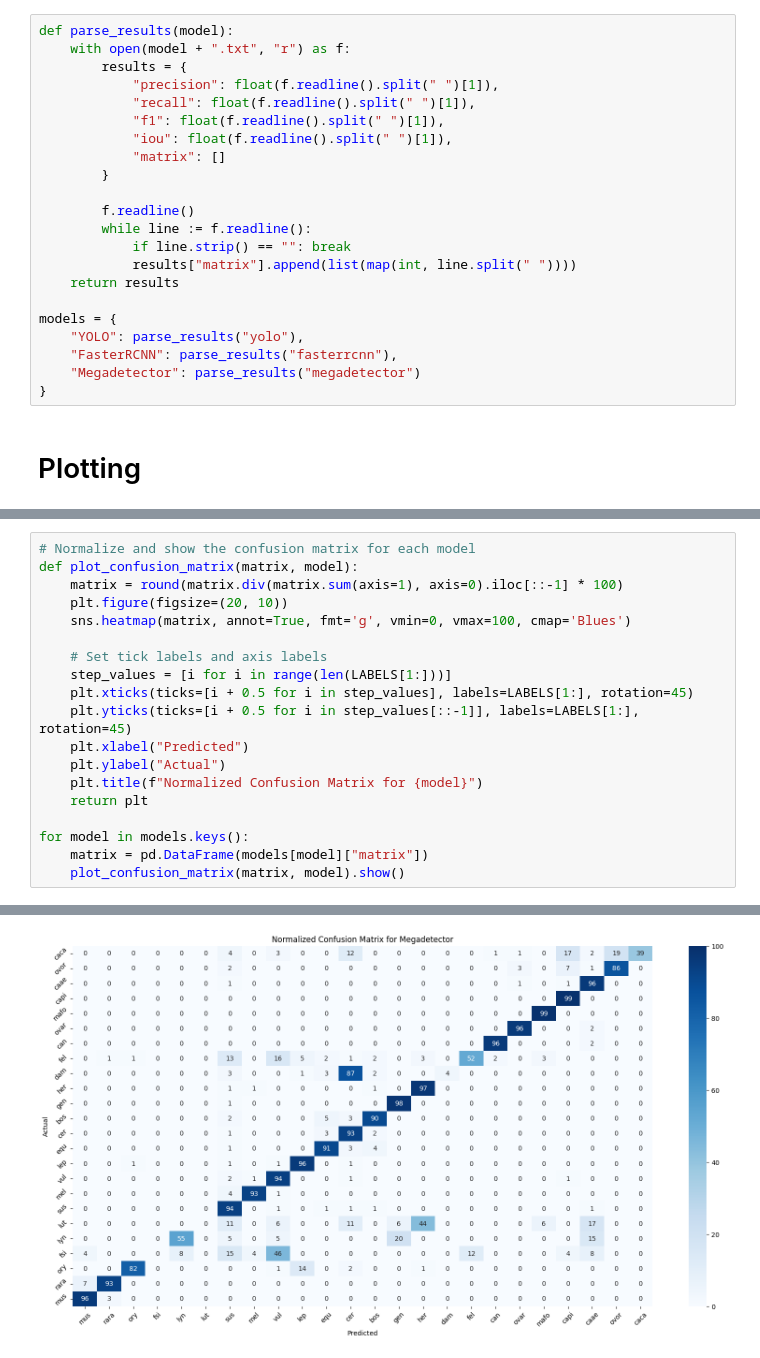
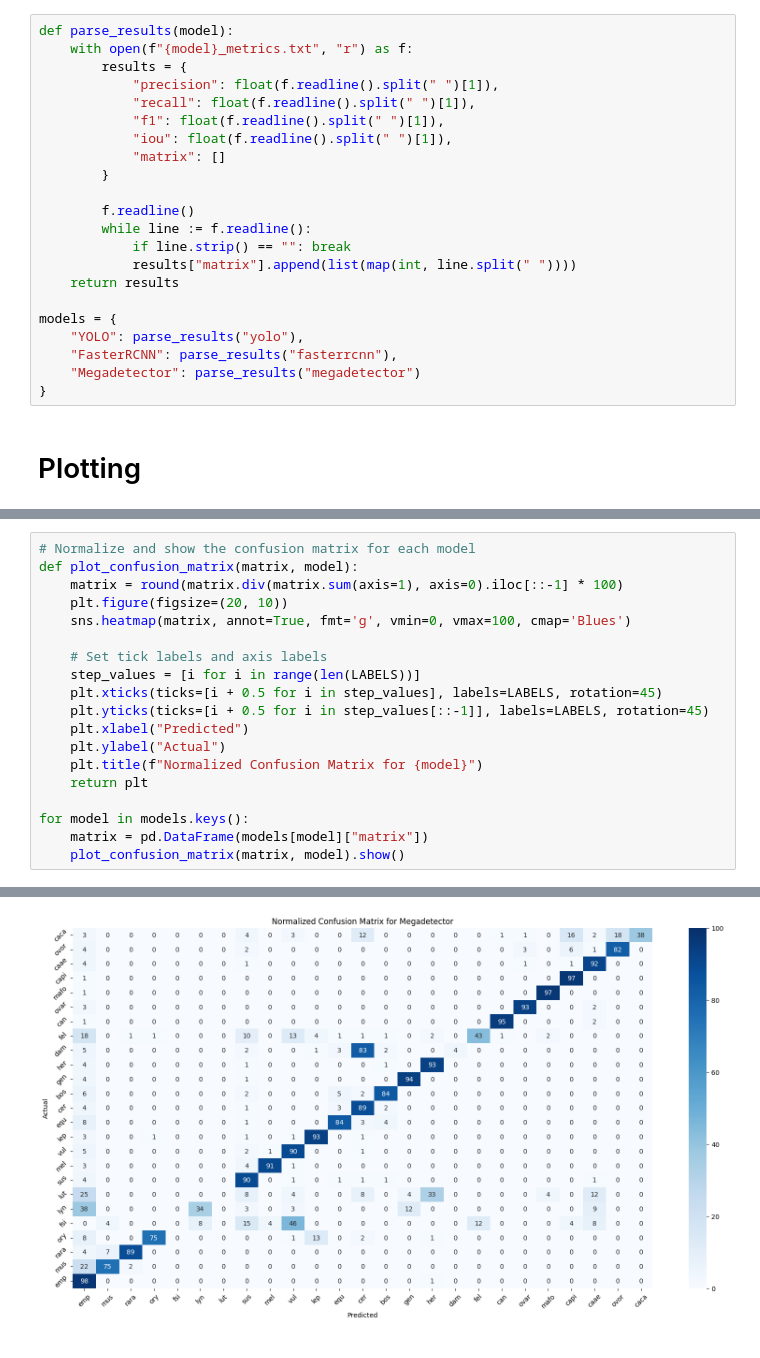
Before and after one commit to ziriraha/snieves-donana-benchmark, a Jupyter notebook: models/analysis/study.ipynb, the cells around one changed output, grey strips where cells are left out. Drawn from its saved outputs; the diff is of its cells as text.

```diff
--- a/models/analysis/study.ipynb
+++ b/models/analysis/study.ipynb
@@ -6,7 +9,7 @@ import seaborn as sns
 LABELS = ['emp', 'mus', 'rara', 'ory', 'fsi', 'lyn', 'lut', 'sus', 'mel', 'vul', 'lep', 'equ', 'cer', 'bos', 'gen', 'her', 'dam', 'fel', 'can', 'ovar', 'mafo', 'capi', 'caae', 'ovor', 'caca']
 # %%
 def parse_results(model):
-    with open(model + ".txt", "r") as f:
+    with open(f"{model}_metrics.txt", "r") as f:
         results = {
             "precision": float(f.readline().split(" ")[1]),
             "recall": float(f.readline().split(" ")[1]),
@@ -106,9 +107,9 @@ def plot_confusion_matrix(matrix, model):
     sns.heatmap(matrix, annot=True, fmt='g', vmin=0, vmax=100, cmap='Blues')
 
     # Set tick labels and axis labels
-    step_values = [i for i in range(len(LABELS[1:]))]
-    plt.xticks(ticks=[i + 0.5 for i in step_values], labels=LABELS[1:], rotation=45)
-    plt.yticks(ticks=[i + 0.5 for i in step_values[::-1]], labels=LABELS[1:], rotation=45)
+    step_values = [i for i in range(len(LABELS))]
+    plt.xticks(ticks=[i + 0.5 for i in step_values], labels=LABELS, rotation=45)
+    plt.yticks(ticks=[i + 0.5 for i in step_values[::-1]], labels=LABELS, rotation=45)
     plt.xlabel("Predicted")
     plt.ylabel("Actual")
     plt.title(f"Normalized Confusion Matrix for {model}")
@@ -123 +124 @@ for model in models.keys():
-[figure, old version]
+[figure, new version]
```
Also changed, not shown: parts of 9 cells of this notebook, 14 other files.
